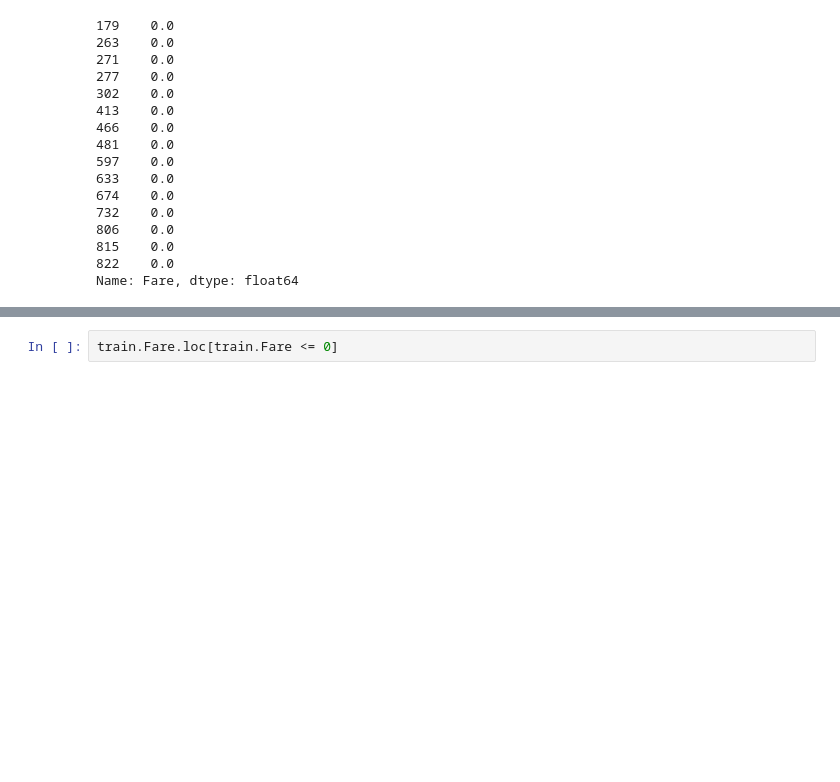
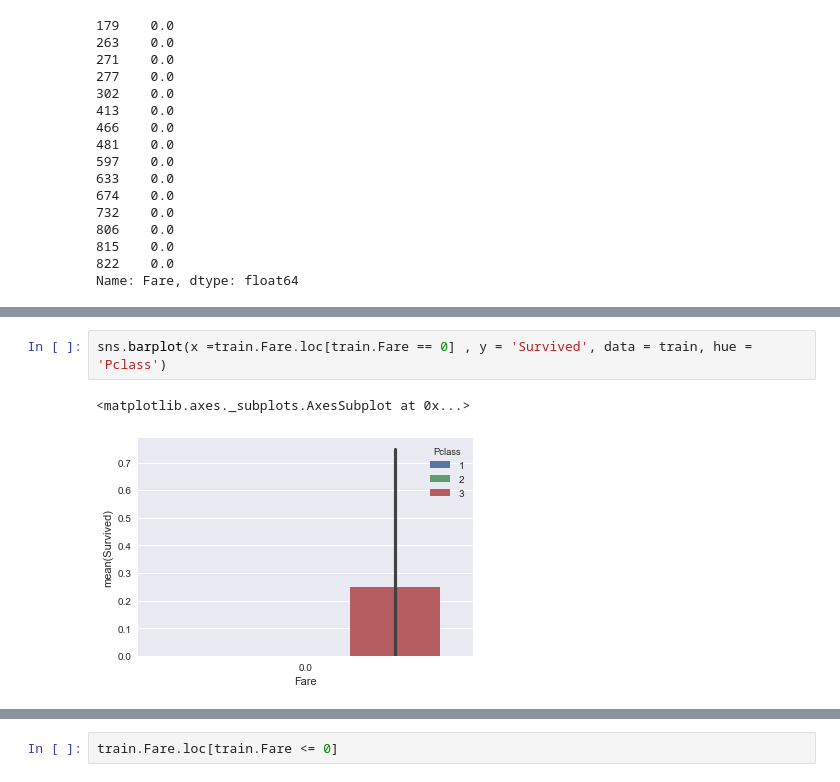
Before and after one commit to VokhmintcevKirill/ti-nic_competition2, a Jupyter notebook: Titanic_3.0.ipynb, the cells around one changed output, grey strips where cells are left out. Drawn from its saved outputs; the diff is of its cells as text; blank space fills up the shorter version.

```diff
--- a/Titanic_3.0.ipynb
+++ b/Titanic_3.0.ipynb
@@ -306,0 +327,5 @@ sns.distplot(test.Fare.loc[test.Fare.isnull() == False])
+# %%
+sns.barplot(x =train.Fare.loc[train.Fare == 0] , y = 'Survived', data = train, hue = 'Pclass')
+# %% [output]
+<matplotlib.axes._subplots.AxesSubplot at 0x...>
+[figure, added]
```
Also changed, not shown: parts of 18 cells of this notebook.
